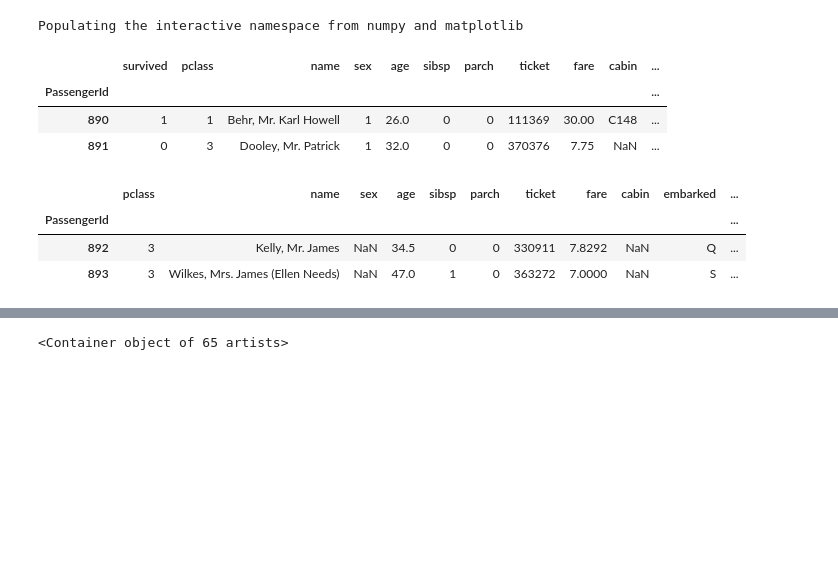
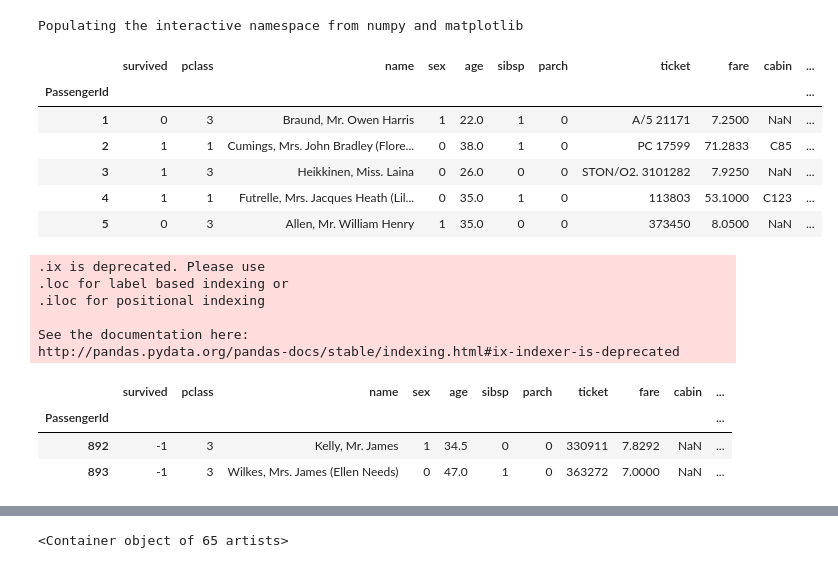
Before and after one commit to MenshikovDmitry/titanic, a Jupyter notebook: titanic.ipynb, the cells around one changed output, grey strips where cells are left out. Drawn from its saved outputs; the diff is of its cells as text; code cells hidden in the pictures; blank space fills up the shorter version.

```diff
--- a/titanic.ipynb
+++ b/titanic.ipynb
@@ -16,23 +16,37 @@ import seaborn as sns
 # %% [output]
 Populating the interactive namespace from numpy and matplotlib
 # %%
-raw = pd.read_csv('train.csv', index_col='PassengerId')
+titanic_data = pd.read_csv('train.csv', index_col='PassengerId')
 test = pd.read_csv('test.csv', index_col='PassengerId')
-raw.columns = pd.Series(raw.columns).apply(lambda r: r.lower())
-raw.sex = raw.sex.map({'female': 0, 'male': 1})
-raw[-2::]
+titanic_data.columns = pd.Series(titanic_data.columns).apply(lambda r: r.lower())
+titanic_data.sex = titanic_data.sex.map({'female': 0, 'male': 1})
+titanic_data.head()#[-2::]
 # %% [output]
 |  | survived | pclass | name | sex | age | sibsp | parch | ticket | fare | cabin | ... |
 | PassengerId |  |  |  |  |  |  |  |  |  |  | ... |
-| 890 | 1 | 1 | Behr, Mr. Karl Howell | 1 | 26.0 | 0 | 0 | 111369 | 30.00 | C148 | ... |
-| 891 | 0 | 3 | Dooley, Mr. Patrick | 1 | 32.0 | 0 | 0 | 370376 | 7.75 | NaN | ... |
+| 1 | 0 | 3 | Braund, Mr. Owen Harris | 1 | 22.0 | 1 | 0 | A/5 21171 | 7.2500 | NaN | ... |
+| 2 | 1 | 1 | Cumings, Mrs. John Bradley (Flore... | 0 | 38.0 | 1 | 0 | PC 17599 | 71.2833 | C85 | ... |
+| 3 | 1 | 3 | Heikkinen, Miss. Laina | 0 | 26.0 | 0 | 0 | STON/O2. 3101282 | 7.9250 | NaN | ... |
+| 4 | 1 | 1 | Futrelle, Mrs. Jacques Heath (Lil... | 0 | 35.0 | 1 | 0 | 113803 | 53.1000 | C123 | ... |
+| 5 | 0 | 3 | Allen, Mr. William Henry | 1 | 35.0 | 0 | 0 | 373450 | 8.0500 | NaN | ... |
 # %%
 test.columns = pd.Series(test.columns).apply(lambda r: r.lower())
 test.sex = test.sex.map({'female': 0, 'male': 1})
-test['survived']=[1]*len(test)
+test['survived']=[-1]*len(test)
+
+cols=list(test)
+cols.insert(0,cols.pop(cols.index('survived')))
+test=test.ix[:,cols]
+
 test.head(2)
 # %% [output]
+.ix is deprecated. Please use
+.loc for label based indexing or
+.iloc for positional indexing
+
+See the documentation here:
+http://pandas.pydata.org/pandas-docs/stable/indexing.html#ix-indexer-is-deprecated
-|  | pclass | name | sex | age | sibsp | parch | ticket | fare | cabin | embarked | ... |
+|  | survived | pclass | name | sex | age | sibsp | parch | ticket | fare | cabin | ... |
 | PassengerId |  |  |  |  |  |  |  |  |  |  | ... |
-| 892 | 3 | Kelly, Mr. James | NaN | 34.5 | 0 | 0 | 330911 | 7.8292 | NaN | Q | ... |
-| 893 | 3 | Wilkes, Mrs. James (Ellen Needs) | NaN | 47.0 | 1 | 0 | 363272 | 7.0000 | NaN | S | ... |
+| 892 | -1 | 3 | Kelly, Mr. James | 1 | 34.5 | 0 | 0 | 330911 | 7.8292 | NaN | ... |
+| 893 | -1 | 3 | Wilkes, Mrs. James (Ellen Needs) | 0 | 47.0 | 1 | 0 | 363272 | 7.0000 | NaN | ... |
```
Also changed, not shown: parts of 25 cells of this notebook.
